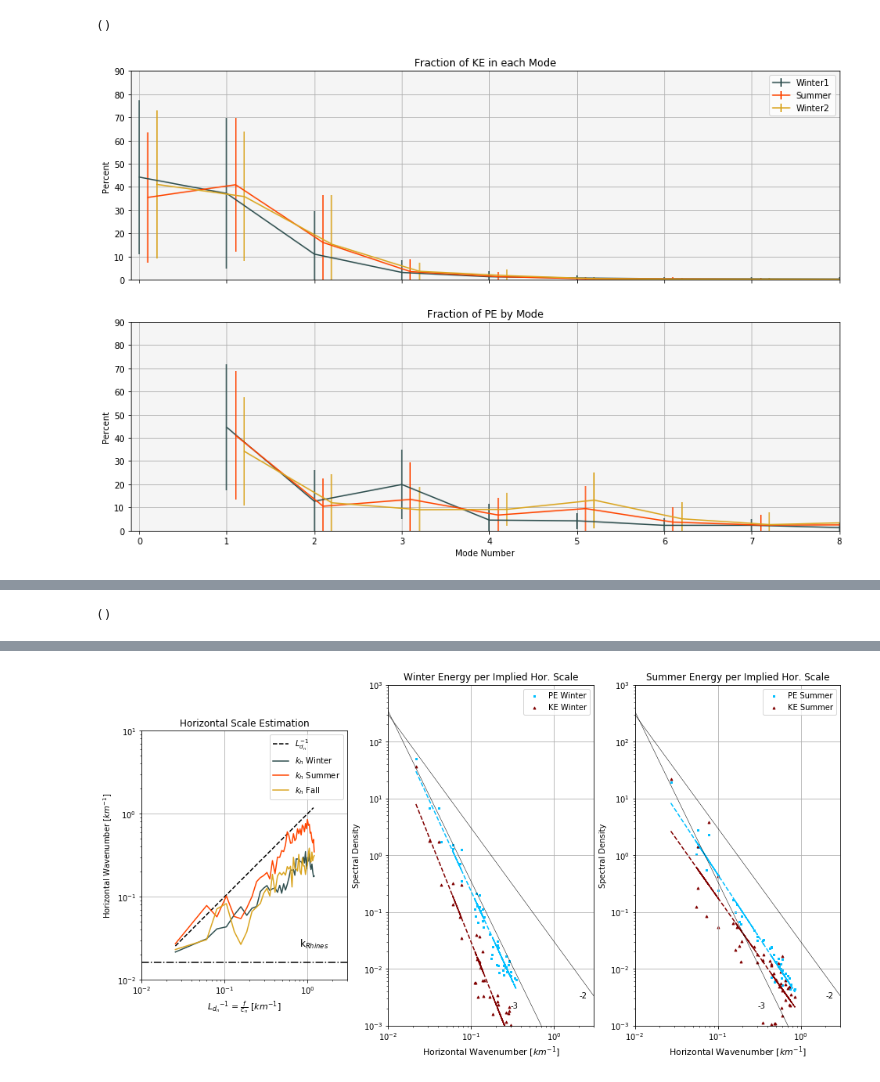
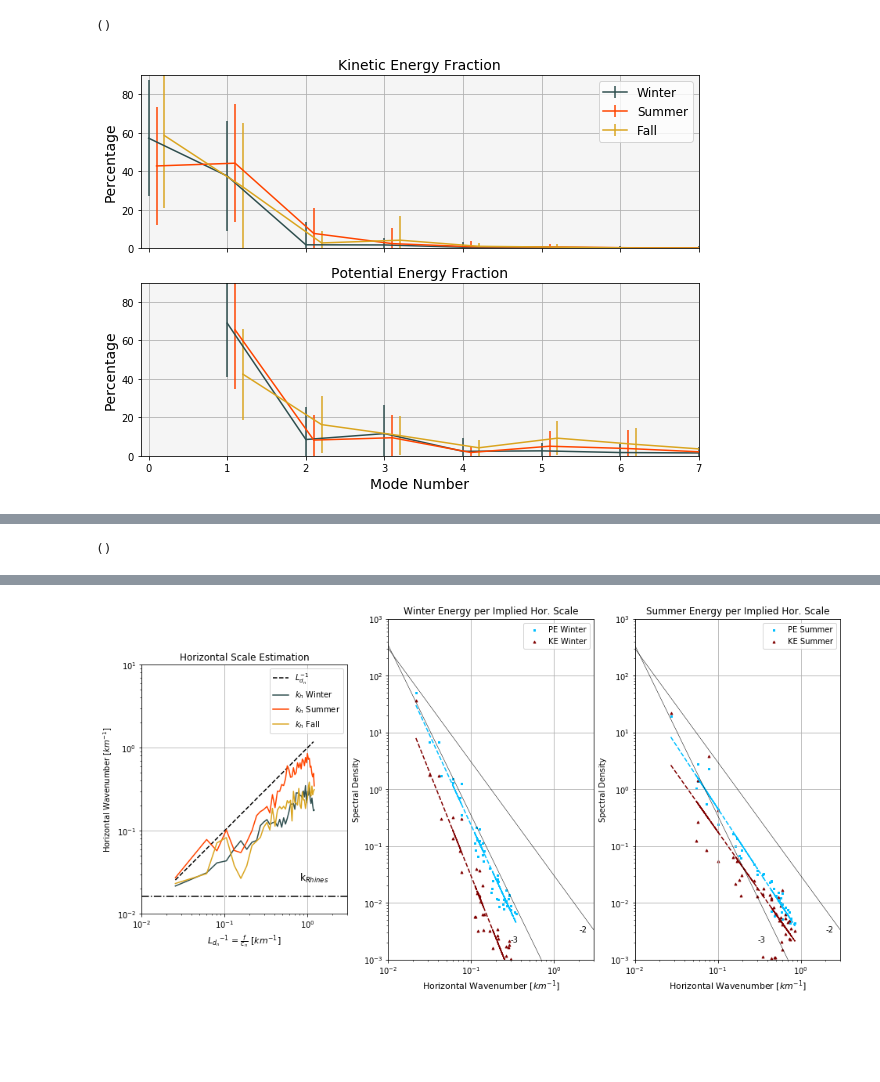
Before and after one commit to jakesteinberg/geostrophic_turbulence, a Jupyter notebook: bats_dg_2015_mode_projections.ipynb, the cells around one changed output, grey strips where cells are left out. Drawn from its saved outputs; the diff is of its cells as text; code cells hidden in the pictures; blank space fills up the shorter version.

Commit message:
lots of changes, thinking on metrics for gauging dg velocity errors

```diff
--- a/bats_dg_2015_mode_projections.ipynb
+++ b/bats_dg_2015_mode_projections.ipynb
@@ -52,10 +58,13 @@ ref_lon = IP['ref_lon']
 ref_lat = IP['ref_lat']
 grid = IP['depth']
 grid_p = gsw.p_from_z(-1 * grid, ref_lat)
+grid_p[0] = 0
 profile_tags = IP['raw_profile_tags']
 sa = IP['sa']
 ct = IP['ct']
 gamma = IP['gamma']
+prof_lon = IP['prof_lon']
+prof_lat = IP['prof_lat']
 prof_time = IP['profile_time']
 bckgrds = IP['background_indices']
 bckgrds_key = IP['background key']
@@ -109,6 +243,8 @@ bath_lat = bath_fid.variables['lat'][:]
 bath_z = bath_fid.variables['elevation'][:]
 levels = [-5200, -5100, -5000, -4900, -4800, -4700, -4600,
           -4500, -4400, -4300, -4200, -4100, -4000, -3500, -3000, -2500, -2000, -1500, -1000, -500, 0]
+
+matplotlib.rcParams['figure.figsize'] = (10,10)
 fig0, ax0 = plt.subplots()
 cmap = plt.cm.get_cmap("Blues_r")
 cmap.set_over('#808000')  # ('#E6E6E6')
@@ -118,16 +254,16 @@ bcl = ax0.contour(bath_lon, bath_lat, bath_z, [-4500, -4250, -4000], colors='k',
 ml = [(-65, 31.5), (-64.4, 32.435)]
 ax0.clabel(bcl, manual=ml, inline_spacing=-3, fmt='%1.0f', colors='k')
 
-ax0.scatter(mw_lon, mw_lat, s=0.3, color='#DAA520')
-# ax0.scatter(dg_v_lon, dg_v_lat, s=3, color='#DAA520', edgecolor='#B8860B')
+ax0.scatter(mw_lon, mw_lat, s=3, color='#DAA520')
+# ax0.scatter(mw_lon, mw_lat, s=2, color='#DAA520', edgecolor='#B8860B')
 ax0.plot(mw_lon, mw_lat, color='#DAA520',
         label='Dive-cyle No. (' + str(int(profile_tags[0])) + '-' + str(int(profile_tags[-2])) + ')', zorder=1)
 
 ax0.plot([-64.8, -63.59], [31.2, 31.2], color='w', zorder=2)
-ax0.text(-64.3, 31.1, '115km', color='w', fontsize=12, fontweight='bold')
+ax0.text(-64.3, 31.1, '115km', color='w', fontsize=14, fontweight='bold')
 ax0.scatter(-(64 + (10 / 60)), 31 + (40 / 60), s=50, color='#E6E6FA', edgecolors='k', zorder=3)
 ax0.scatter(-(64 + (10 / 60)), 31 + (40 / 60), s=50, color='#E6E6FA', edgecolors='k', zorder=4)
-ax0.text(-(64 + (10 / 60)) + .05, 31 + (40 / 60) - .07, 'Sta. BATS', color='w', fontsize=12, fontweight='bold')
+ax0.text(-(64 + (10 / 60)) + .05, 31 + (40 / 60) - .07, 'Sta. BATS', color='w', fontsize=14, fontweight='bold')
 w = 1 / np.cos(np.deg2rad(ref_lat))
 ax0.axis([-66, -63, 31, 33])
 ax0.set_aspect(w)
@@ -137,10 +273,10 @@ fig0.colorbar(bc, cax=cax, label='[m]')
 ax0.set_xlabel('Longitude', fontsize=14)
 ax0.set_ylabel('Latitude', fontsize=14)
 handles, labels = ax0.get_legend_handles_labels()
-ax0.legend(handles, labels, fontsize=11)
+ax0.legend(handles, labels, fontsize=13)
 ax0.set_title('Deepglider BATS Deployment: ' + np.str(t_s.month) + '/' + np.str(t_s.day) + '/' + np.str(
-    t_s.year) + ' - ' + np.str(t_e.month) + '/' + np.str(t_e.day) + '/' + np.str(t_e.year), fontsize=14)
+    t_s.year) + ' - ' + np.str(t_e.month) + '/' + np.str(t_e.day) + '/' + np.str(t_e.year), fontsize=16)
 plt.tight_layout()
 plot_pro(ax0)
-# fig0.savefig("/Users/jake/Documents/baroclinic_modes/Meetings/meeting_3_27_19/bats_bathy.jpg", dpi=300)
+fig0.savefig("/Users/jake/Documents/baroclinic_modes/Meetings/meeting_19_04_18/bats_bathy.jpg", dpi=300)
 # %% [output]
@@ -948,41 +1119,72 @@ k_h_eddy = 1e3 * (f_ref / c[1:]) * np.sqrt(np.nanmean(HKE_per_mass_0[1:, bckgrds
                                            np.nanmean(PE_per_mass_0[1:, bckgrds[2]], axis=1))
 
 # --- RATIO of KE_i / KE_total
-KE_fraction_w1 = 100 * HKE_per_mass_0[:, bckgrds[0]] / np.tile(np.nansum(HKE_per_mass_0[:, bckgrds[0]],
+KE_fraction_w1_t = 100 * HKE_per_mass_0[:, bckgrds[0]] / np.tile(np.nansum(HKE_per_mass_0[:, bckgrds[0]],
                                                                          axis=0), (nmodes, 1))
-PE_fraction_w1 = 100 * PE_per_mass_0[:, bckgrds[0]] / np.tile(np.nansum(PE_per_mass_0[:, bckgrds[0]],
+KE_w1_std = np.nanstd(KE_fraction_w1_t, axis=1)
+KE_fraction_s_t = 100 * HKE_per_mass_0[:, bckgrds[1]] / np.tile(np.nansum(HKE_per_mass_0[:, bckgrds[1]],
                                                                         axis=0), (nmodes, 1))
-KE_fraction_s = 100 * HKE_per_mass_0[:, bckgrds[1]] / np.tile(np.nansum(HKE_per_mass_0[:, bckgrds[1]],
-                                                                        axis=0), (nmodes, 1))
-PE_fraction_s = 100 * PE_per_mass_0[:, bckgrds[1]] / np.tile(np.nansum(PE_per_mass_0[:, bckgrds[1]],
-                                                                       axis=0), (nmodes, 1))
-KE_fraction_w2 = 100 * HKE_per_mass_0[:, bckgrds[2]] / np.tile(np.nansum(HKE_per_mass_0[:, bckgrds[2]],
+KE_s_std = np.nanstd(KE_fraction_s_t, axis=1)
+KE_fraction_w2_t = 100 * HKE_per_mass_0[:, bckgrds[2]] / np.tile(np.nansum(HKE_per_mass_0[:, bckgrds[2]],
                                                                          axis=0), (nmodes, 1))
-PE_fraction_w2 = 100 * PE_per_mass_0[:, bckgrds[2]] / np.tile(np.nansum(PE_per_mass_0[:, bckgrds[2]],
-                                                                        axis=0), (nmodes, 1))
+KE_w2_std = np.nanstd(KE_fraction_w2_t, axis=1)
+
+KE_fraction_w1 = 100 * np.nanmean(HKE_per_mass_0[:, bckgrds[0]],
+                            axis=1) / np.nansum(np.nanmean(HKE_per_mass_0[:, bckgrds[0]], axis=1))
+KE_fraction_s = 100 * np.nanmean(HKE_per_mass_0[:, bckgrds[1]],
+                            axis=1) / np.nansum(np.nanmean(HKE_per_mass_0[:, bckgrds[1]], axis=1))
+KE_fraction_w2 = 100 * np.nanmean(HKE_per_mass_0[:, bckgrds[2]],
+                            axis=1) / np.nansum(np.nanmean(HKE_per_mass_0[:, bckgrds[2]], axis=1))
+
+# fraction PE partition for each profile
+PE_fraction_w1_t = 100 * PE_per_mass_0[1:, bckgrds[0]] / np.tile(np.nansum(PE_per_mass_0[1:, bckgrds[0]],
+                                                                        axis=0), (nmodes - 1, 1))
+PE_w1_std = np.nanstd(PE_fraction_w1_t, axis=1)
+PE_fraction_s_t = 100 * PE_per_mass_0[1:, bckgrds[1]] / np.tile(np.nansum(PE_per_mass_0[1:, bckgrds[1]],
+                                                                       axis=0), (nmodes - 1, 1))
+PE_s_std = np.nanstd(PE_fraction_s_t, axis=1)
+PE_fraction_w2_t = 100 * PE_per_mass_0[1:, bckgrds[2]] / np.tile(np.nansum(PE_per_mass_0[1:, bckgrds[2]],
+                                                                        axis=0), (nmodes - 1, 1))
+PE_w2_std = np.nanstd(PE_fraction_w2_t, axis=1)
+
+# fraction PE partition for avg profile
+PE_fraction_w1 = 100 * np.nanmean(PE_per_mass_0[1:, bckgrds[0]],
+                            axis=1) / np.nansum(np.nanmean(PE_per_mass_0[1:, bckgrds[0]], axis=1))
+PE_fraction_s = 100 * np.nanmean(PE_per_mass_0[1:, bckgrds[1]],
+                            axis=1) / np.nansum(np.nanmean(PE_per_mass_0[1:, bckgrds[1]], axis=1))
+PE_fraction_w2 = 100 * np.nanmean(PE_per_mass_0[1:, bckgrds[2]],
+                            axis=1) / np.nansum(np.nanmean(PE_per_mass_0[1:, bckgrds[2]], axis=1))
+
 cols = ['#2F4F4F', '#FF4500', '#DAA520', '#800080']
+matplotlib.rcParams['figure.figsize'] = (10,7)
 f, (ax1, ax2) = plt.subplots(2, 1, sharex=True)
 ax1.set_facecolor('#F5F5F5')
-ax1.errorbar(np.arange(0, nmodes), np.nanmean(KE_fraction_w1, axis=1), yerr=np.nanstd(KE_fraction_w1, axis=1), label='Winter1', color=cols[0])
-ax1.errorbar(np.arange(0, nmodes) + .1, np.nanmean(KE_fraction_s, axis=1), yerr=np.nanstd(KE_fraction_s, axis=1), label='Summer', color=cols[1])
-ax1.errorbar(np.arange(0, nmodes) + .2, np.nanmean(KE_fraction_w2, axis=1), yerr=np.nanstd(KE_fraction_w2, axis=1), label='Winter2', color=cols[2])
+ax1.errorbar(np.arange(0, nmodes), KE_fraction_w1, yerr=KE_w1_std, color=cols[0], label='Winter')
+ax1.errorbar(np.arange(0, nmodes) + .1, KE_fraction_s, yerr=KE_s_std, color=cols[1], label='Summer')
+ax1.errorbar(np.arange(0, nmodes) + .2, KE_fraction_w2, yerr=KE_w2_std, color=cols[2], label='Fall')
+# ax1.errorbar(np.arange(0, nmodes), np.nanmean(KE_fraction_w1, axis=1), yerr=np.nanstd(KE_fraction_w1, axis=1), label='Winter', color=cols[0])
+# ax1.errorbar(np.arange(0, nmodes) + .1, np.nanmean(KE_fraction_s, axis=1), yerr=np.nanstd(KE_fraction_s, axis=1), label='Summer', color=cols[1])
+# ax1.errorbar(np.arange(0, nmodes) + .2, np.nanmean(KE_fraction_w2, axis=1), yerr=np.nanstd(KE_fraction_w2, axis=1), label='Fall', color=cols[2])
 handles, labels = ax1.get_legend_handles_labels()
-ax1.legend(handles, labels, fontsize=10)
+ax1.legend(handles, labels, fontsize=12)
 ax1.set_ylim([0, 90])
-ax1.set_xlim([-.1, 8])
-ax1.set_title('Fraction of KE in each Mode')
-ax1.set_ylabel('Percent')
+ax1.set_xlim([-.1, 7])
+ax1.set_title('Kinetic Energy Fraction', fontsize=14)
+ax1.set_ylabel('Percentage', fontsize=14)
 ax1.grid()
 ax2.set_facecolor('#F5F5F5')
-ax2.errorbar(np.arange(1, nmodes), np.nanmean(PE_fraction_w1[1:, :], axis=1), yerr=np.nanstd(PE_fraction_w1[1:, :], axis=1), color=cols[0])
-ax2.errorbar(np.arange(1, nmodes) + .1, np.nanmean(PE_fraction_s[1:, :], axis=1), yerr=np.nanstd(PE_fraction_s[1:, :], axis=1), color=cols[1])
-ax2.errorbar(np.arange(1, nmodes) + .2, np.nanmean(PE_fraction_w2[1:, :], axis=1), yerr=np.nanstd(PE_fraction_w2[1:, :], axis=1), color=cols[2])
+ax2.errorbar(np.arange(1, nmodes), PE_fraction_w1, yerr=PE_w1_std, color=cols[0])
+ax2.errorbar(np.arange(1, nmodes) + .1, PE_fraction_s, yerr=PE_s_std, color=cols[1])
+ax2.errorbar(np.arange(1, nmodes) + .2, PE_fraction_w2, yerr=PE_w2_std, color=cols[2])
+# ax2.errorbar(np.arange(1, nmodes), np.nanmean(PE_fraction_w1, axis=1), yerr=np.nanstd(PE_fraction_w1, axis=1), color=cols[0])
+# ax2.errorbar(np.arange(1, nmodes) + .1, np.nanmean(PE_fraction_s, axis=1), yerr=np.nanstd(PE_fraction_s, axis=1), color=cols[1])
+# ax2.errorbar(np.arange(1, nmodes) + .2, np.nanmean(PE_fraction_w2, axis=1), yerr=np.nanstd(PE_fraction_w2, axis=1), color=cols[2])
 ax2.set_ylim([0, 90])
-ax2.set_title('Fraction of PE by Mode')
-ax2.set_ylabel('Percent')
-ax2.set_xlabel('Mode Number')
+ax2.set_title('Potential Energy Fraction', fontsize=14)
+ax2.set_ylabel('Percentage', fontsize=14)
+ax2.set_xlabel('Mode Number', fontsize=14)
 plot_pro(ax2)
-# f.savefig("/Users/jake/Documents/baroclinic_modes/Meetings/meeting_3_27_19/dg_bats_energy_fracs.jpg", dpi=300)
+f.savefig("/Users/jake/Documents/baroclinic_modes/Meetings/meeting_19_04_18/dg_bats_energy_fracs.jpg", dpi=300)
 
 # velocity profiles by season
 f, ax = plt.subplots(1, len(bckgrds), sharey=True)
@@ -993,31 +1195,31 @@ for i in range(len(bckgrds)):
         ax[i].plot(vin[:, j], grid)
         ax[i].plot(vin_m[:, j], grid, linestyle='--', color='k', linewidth=0.5)
     ax[i].set_xlim([-0.75, 0.75])
     ax[i].set_title(bckgrds_key[i])
 ax[0].set_ylabel('Depth [m]')
 ax[0].grid()
 ax[1].grid()
 ax[2].grid()
 ax[0].invert_yaxis()
 plot_pro(ax[3])
 # f.savefig("/Users/jake/Documents/baroclinic_modes/Meetings/meeting_3_27_19/dg_bats_v_seasonal.jpg", dpi=300)
 
 # displacement profiles by season
 f, ax = plt.subplots(1, len(bckgrds), sharey=True)
 for i in range(len(bckgrds)):
     vin = Eta_ordered[:, bckgrds[i]]
     vin_m = Etam_ordered[:, bckgrds[i]]
     for j in range(np.shape(V_ordered[:, bckgrds[i]])[1]):
         ax[i].plot(vin[:, j], grid)
         ax[i].plot(vin_m[:, j], grid, linestyle='--', color='k', linewidth=0.5)
     ax[i].set_xlim([-350, 350])
     ax[i].set_title(bckgrds_key[i])
 ax[0].set_ylabel('Depth [m]')
 ax[0].grid()
 ax[1].grid()
 ax[2].grid()
 ax[0].invert_yaxis()
 plot_pro(ax[3])
 # f.savefig("/Users/jake/Documents/baroclinic_modes/Meetings/meeting_3_27_19/dg_bats_eta_seasonal.jpg", dpi=300)
 # %% [output]
-[figure, old version]
+[figure, new version]
```
Also changed, not shown: parts of 14 cells of this notebook, 6 other files.
